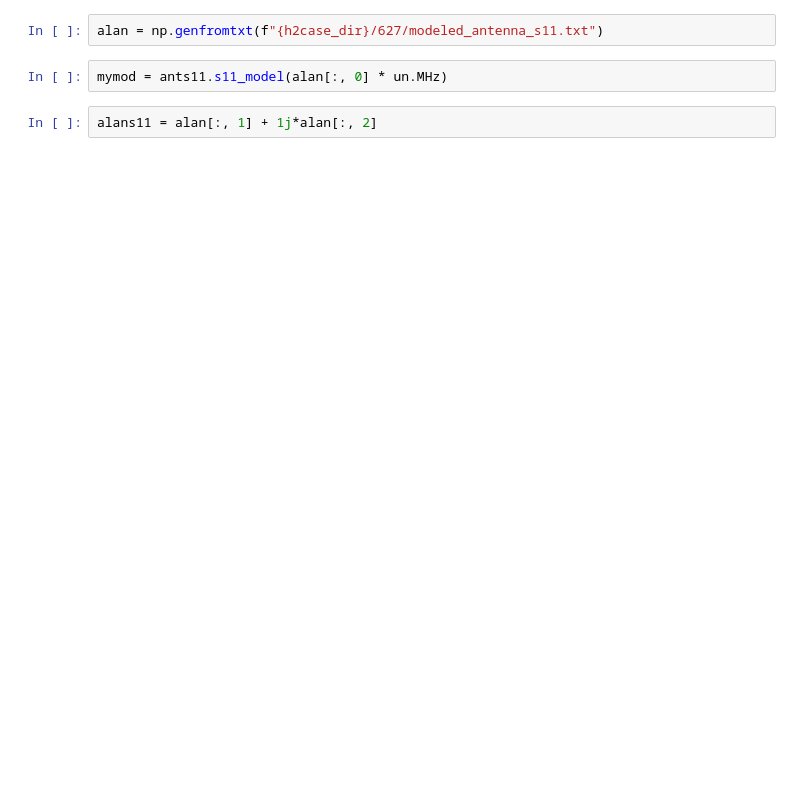
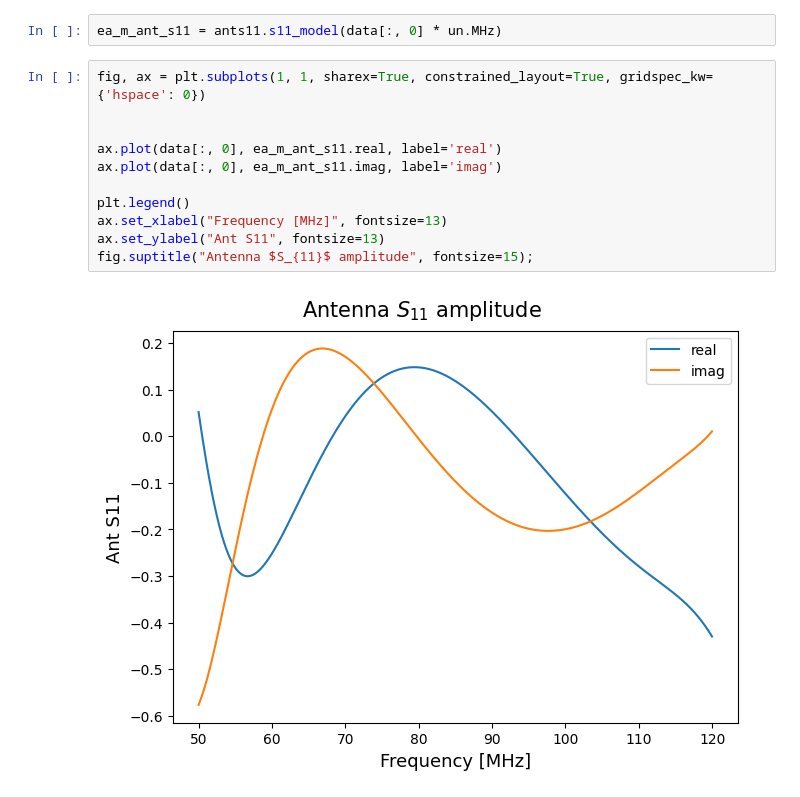
Before and after one commit to edges-collab/edges-bowman2018-pipeline, a Jupyter notebook: src/edges_pipelines/notebooks/ants11.ipynb, the cells around one changed output. Drawn from its saved outputs; the diff is of its cells as text; blank space fills up the shorter version.

```diff
--- a/src/edges_pipelines/notebooks/ants11.ipynb
+++ b/src/edges_pipelines/notebooks/ants11.ipynb
@@ -40,8 +67,17 @@ $0.0268 \; \mathrm{\mu s}$
-# %%
-alan = np.genfromtxt(f"{h2case_dir}/627/modeled_antenna_s11.txt")
 # %%
-mymod = ants11.s11_model(alan[:, 0] * un.MHz)
+ea_m_ant_s11 = ants11.s11_model(data[:, 0] * un.MHz)
-# %%
-alans11 = alan[:, 1] + 1j*alan[:, 2]
+# %%
+fig, ax = plt.subplots(1, 1, sharex=True, constrained_layout=True, gridspec_kw={'hspace': 0})
+
+
+ax.plot(data[:, 0], ea_m_ant_s11.real, label='real')
+ax.plot(data[:, 0], ea_m_ant_s11.imag, label='imag')
+
+plt.legend()
+ax.set_xlabel("Frequency [MHz]", fontsize=13)
+ax.set_ylabel("Ant S11", fontsize=13)
+fig.suptitle("Antenna $S_{11}$ amplitude", fontsize=15);
+# %% [output]
+[figure, added]
 # %%
 fig, ax = plt.subplots(1, 1, sharex=True, constrained_layout=True, gridspec_kw={'hspace': 0})
```
Also changed, not shown: parts of 11 cells of this notebook, 4 other files.
